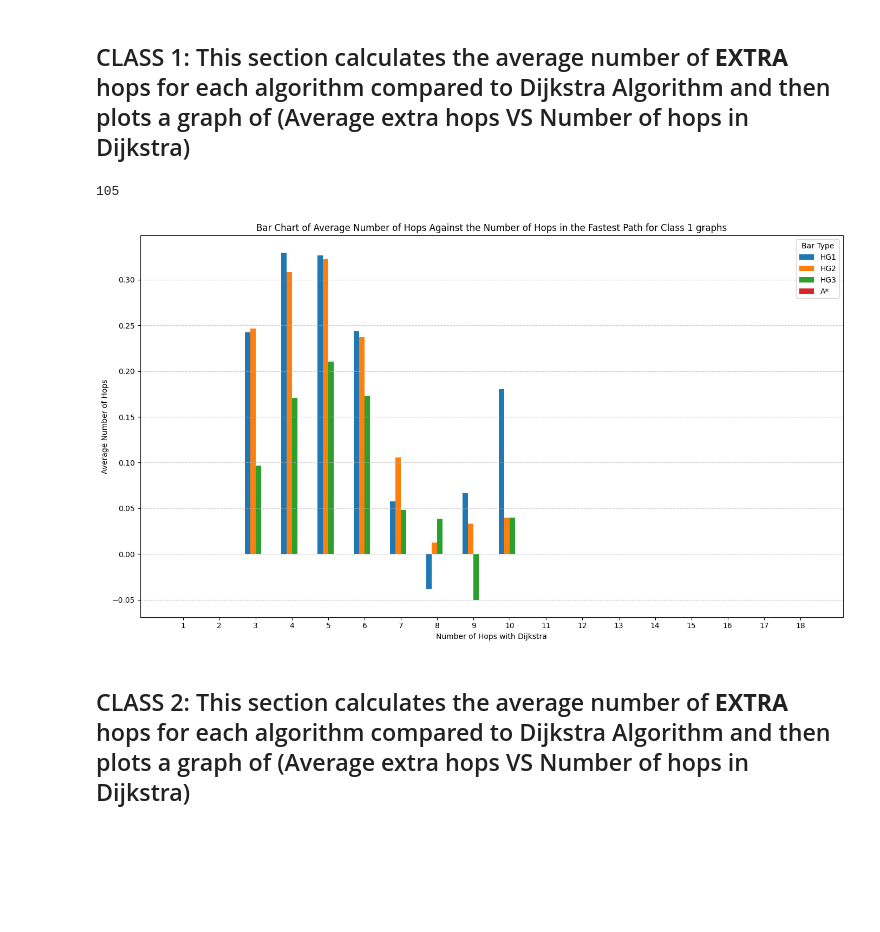
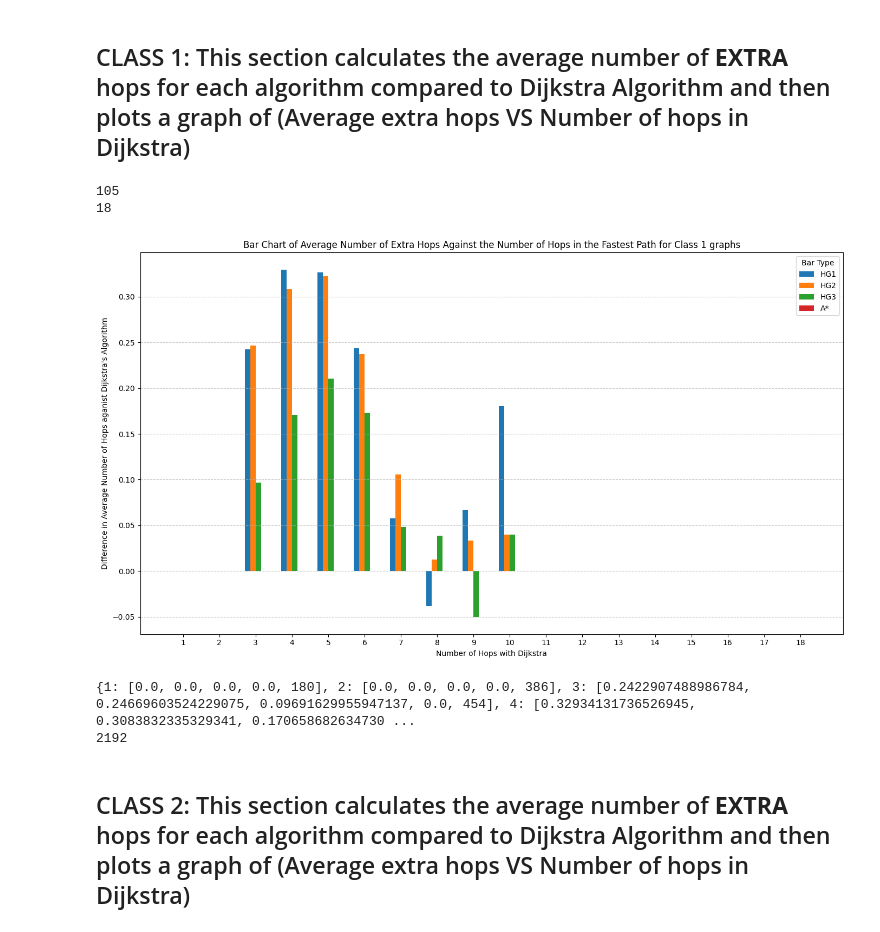
Before and after one commit to dylanljs04/human-gazed-algo, a Jupyter notebook: new_main.ipynb, the cells around one changed output. Drawn from its saved outputs; the diff is of its cells as text; code cells hidden in the pictures; blank space fills up the shorter version.

```diff
--- a/new_main.ipynb
+++ b/new_main.ipynb
@@ -724,8 +724,10 @@ Graph Plottting:
 hops_differences = {}
 print(len(dg_paths))
 print(graph_class_sorted[0])
+res = 0
 for j in graph_class_sorted[0]:
     for i in range(len(dg_paths[f"DG_{j}"])):
+        res+=1
         path = dg_paths[f"DG_{j}"][i]
         hg1_error = len(hg1_paths[f"HG1_{j}"][i]) - len(path)
         hg2_error = len(hg2_paths[f"HG2_{j}"][i]) - len(path)
@@ -780,14 +782,16 @@ ax.set_xticklabels(keys)
 
 # Add labels, title, and legend
 plt.xlabel('Number of Hops with Dijkstra')
-plt.ylabel('Average Number of Hops')
-plt.title('Bar Chart of Average Number of Hops Against the Number of Hops in the Fastest Path for Class 0 graphs')
+plt.ylabel("Difference in Average Number of Hops aganist Dijkstra's Algorithm")
+plt.title('Bar Chart of Average Number of Extra Hops Against the Number of Hops in the Fastest Path for Class 0 graphs')
 plt.legend(title="Bar Type")
 plt.grid(axis='y', linestyle='--', alpha=0.7)
 
 # Show the plot
 plt.tight_layout()
 plt.show()
+print(hops_differences)
+print(res)
 # %% [output]
 105
 [0, 9, 11, 15, 18, 20, 27, 28, 29, 30, 34, 36, 46, 49, 50, 52, 54, 55, 57, 58, 63, 66, 67, 69, 71, 72, 73, 74, 77, 80, 81, 85, 90, 93, 99, 104]
@@ -804,13 +810,22 @@ Graph Plottting:
 
 hops_differences = {}
 print(len(dg_paths))
+print(len(graph_class_sorted[1]))
+res = 0
 for j in graph_class_sorted[1]:
     for i in range(len(dg_paths[f"DG_{j}"])):
+        res+=1
         path = dg_paths[f"DG_{j}"][i]
         hg1_error = len(hg1_paths[f"HG1_{j}"][i]) - len(path)
         hg2_error = len(hg2_paths[f"HG2_{j}"][i]) - len(path)
         hg3_error = len(hg3_paths[f"HG3_{j}"][i]) - len(path)
         a_error = len(astar_paths[f"A_{j}"][i]) - len(path)
+
+        # path = dg_paths[f"DG_{j}"][i]
+        # hg1_error = len(hg1_paths[f"HG1_{j}"][i])
+        # hg2_error = len(hg2_paths[f"HG2_{j}"][i])
+        # hg3_error = len(hg3_paths[f"HG3_{j}"][i])
+        # a_error = len(astar_paths[f"A_{j}"][i])
 
         if len(path) not in hops_differences:
             hops_differences[len(path)] = [hg1_error, hg2_error, hg3_error, a_error, 1]
@@ -841,36 +856,41 @@ values = [v[:4] for v in hops_differences.values()]  # Use only the first 5 valu
 fig, ax = plt.subplots(figsize=(14, 8))
 
 # Define x locations for each group of 5 bars
 x = np.arange(len(keys))  # Position of groups on x-axis
 bar_width = 0.15  # Width of each bar
 num_bars = 4  # Number of bars per group
 
 # Define custom labels for the legend
 labels = ['HG1', 'HG2', 'HG3', 'A*']
 
 # Plot each of the 5 bars for all keys
 for i in range(num_bars):
     bar_positions = x + i * bar_width  # Offset each bar
     bar_values = [v[i] for v in values]
     ax.bar(bar_positions, bar_values, bar_width, label=labels[i])
 
 # Set x-ticks to the middle of the grouped bars
 ax.set_xticks(x + bar_width * (num_bars - 1) / 2)
 ax.set_xticklabels(keys)
 
 # Add labels, title, and legend
 plt.xlabel('Number of Hops with Dijkstra')
-plt.ylabel('Average Number of Hops')
-plt.title('Bar Chart of Average Number of Hops Against the Number of Hops in the Fastest Path for Class 1 graphs')
+plt.ylabel("Difference in Average Number of Hops aganist Dijkstra's Algorithm")
+plt.title('Bar Chart of Average Number of Extra Hops Against the Number of Hops in the Fastest Path for Class 1 graphs')
 plt.legend(title="Bar Type")
 plt.grid(axis='y', linestyle='--', alpha=0.7)
 
 # Show the plot
 plt.tight_layout()
 plt.show()
+print(hops_differences)
+print(res)
 # %% [output]
 105
+18
-[figure, old version]
+[figure, new version]
+{1: [0.0, 0.0, 0.0, 0.0, 180], 2: [0.0, 0.0, 0.0, 0.0, 386], 3: [0.2422907488986784, 0.24669603524229075, 0.09691629955947137, 0.0, 454], 4: [0.32934131736526945, 0.3083832335329341, 0.170658682634730 ...
+2192
 # %% [markdown]
 ## CLASS 2: This section calculates the average number of **EXTRA** hops for each algorithm compared to Dijkstra Algorithm and then plots a graph of (Average extra hops VS Number of hops in Dijkstra)
 # %%
```
Also changed, not shown: parts of 9 cells of this notebook, 12 other files.
